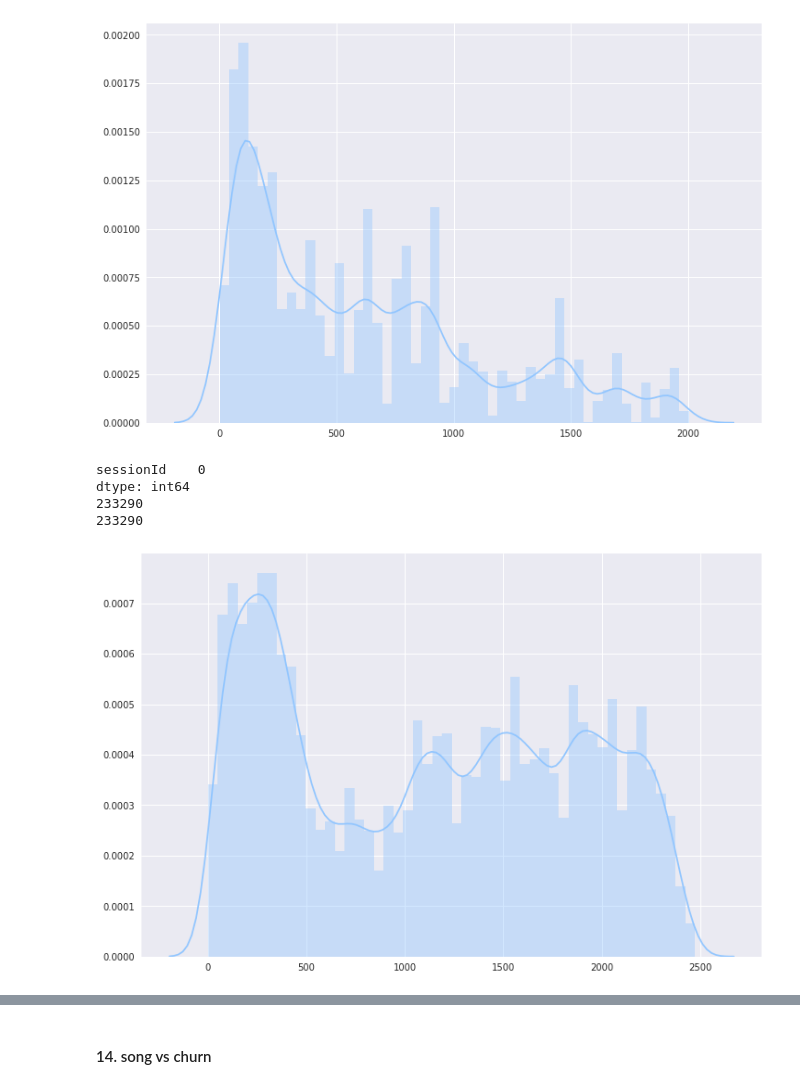
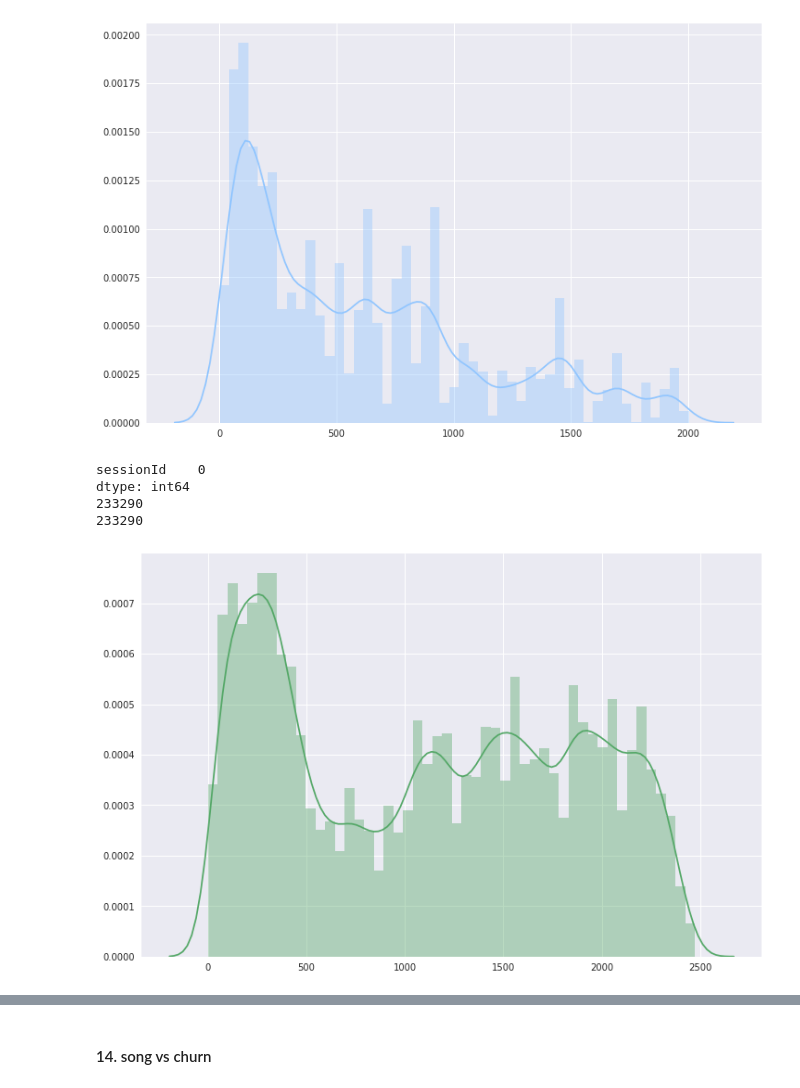
Before and after one commit to ShuangyuandData/SparkprojectSparkify, a Jupyter notebook: Sparkify.ipynb, the cells around one changed output, grey strips where cells are left out. Cells and saved outputs as stored; diff of their text form; code cells hidden in the pictures.

```diff
--- a/Sparkify.ipynb
+++ b/Sparkify.ipynb
@@ -298,5 +350,5 @@ userlog_valid.write.save(out_path1, format="csv", header=True)
 # %%
-userlog_valid = spark.read.csv(out_path1, header=True)
+userlog_valid = spark.read.csv('validdata1', header=True)
 userlog_valid.persist()
 # %% [output]
 DataFrame[artist: string, auth: string, firstName: string, gender: string, itemInSession: string, lastName: string, length: string, level: string, location: string, method: string, page: string, regis ...
@@ -832,16 +887,16 @@ dtype: int64
 44864
 [figure]
 # %%
-# not churn
+# no churn
 df_ses0=userlog_valid.filter(userlog_valid.churn==0).select('sessionId').toPandas()
 print(df_ses0.isnull().sum())
 print(len(df_ses0))
 df_ses0nonull=df_ses0.dropna()
 print(len(df_ses0nonull))
-ax=sns.distplot(df_ses0nonull)
+ax=sns.distplot(df_ses0nonull, color='g')
 # %% [output]
 sessionId    0
 dtype: int64
 233290
 233290
-[figure, old version]
+[figure, new version]
```
Also changed, not shown: parts of 77 cells of this notebook.
